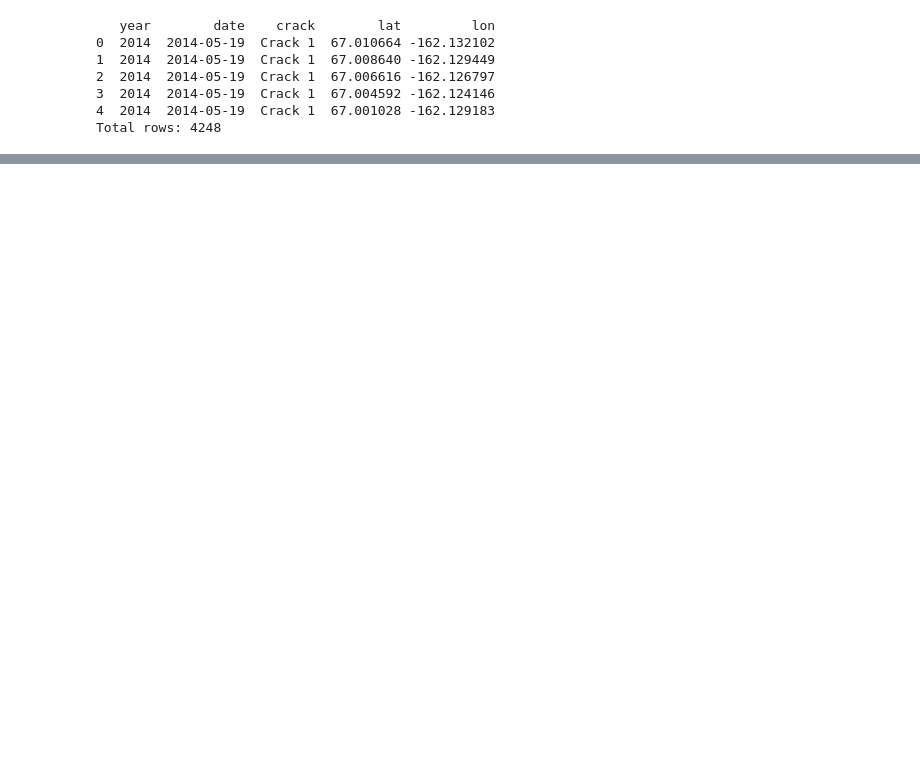
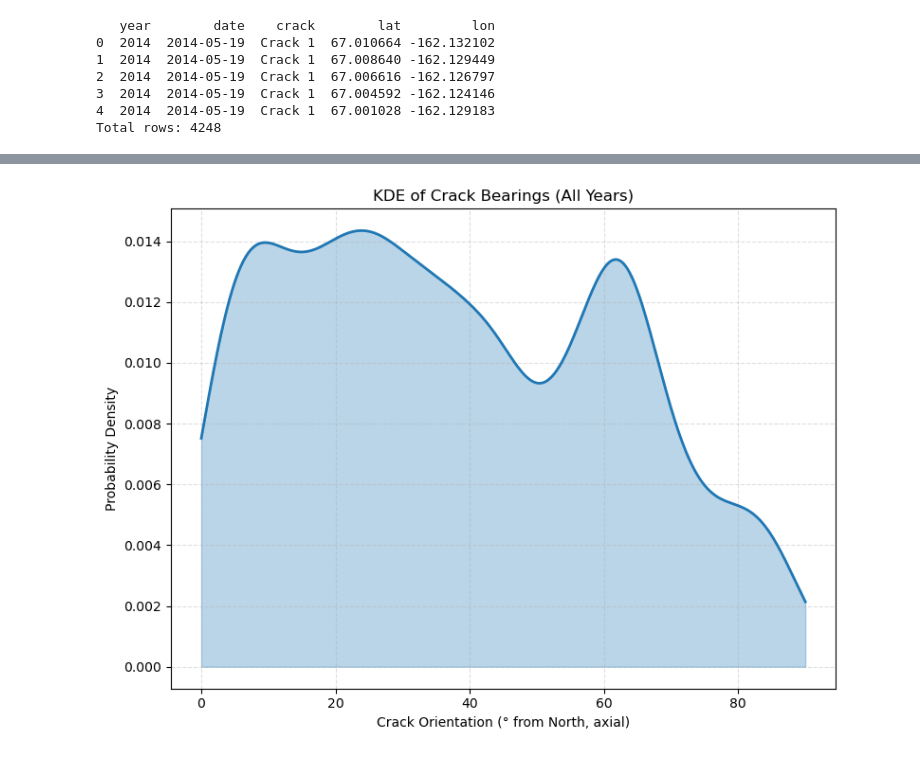
Before and after one commit to kovaleskima/KobukData, a Jupyter notebook: no_winds_gaussian.ipynb, the cells around one changed output, grey strips where cells are left out. Drawn from its saved outputs; the diff is of its cells as text; code cells hidden in the pictures; blank space fills up the shorter version.

```diff
--- a/no_winds_gaussian.ipynb
+++ b/no_winds_gaussian.ipynb
@@ -138,32 +129,31 @@ ValueError: zero-dimensional arrays cannot be concatenated
 # %%
 import numpy as np
 import pandas as pd
 import matplotlib.pyplot as plt
 from scipy.stats import gaussian_kde
 
 # --- assuming lo has a "bearings" column containing lists or arrays of angles ---
 # flatten all bearings
-all_bearings = np.concatenate(lo["bearings"].values)
-all_bearings = all_bearings[np.isfinite(all_bearings)]
-
-# map to [0, 90°] range for axial data
-bearings_half = all_bearings % 90
+bearings = np.concatenate(lo["bearings"].values)
+bearings = bearings[np.isfinite(bearings)]
 
 # --- KDE smoothing ---
-kde = gaussian_kde(bearings_half, bw_method=0.1)  # adjust bw for smoothing
+kde = gaussian_kde(bearings, bw_method=0.2)  # adjust bw for smoothing
 x = np.linspace(0, 90, 500)
 density = kde(x)
 
 # --- plot ---
 plt.figure(figsize=(8, 6))
 plt.plot(x, density, color="tab:blue", lw=2)
 plt.fill_between(x, density, color="tab:blue", alpha=0.3)
 plt.xlabel("Crack Orientation (° from North, axial)")
 plt.ylabel("Probability Density")
 plt.title("KDE of Crack Bearings (All Years)")
 plt.grid(True, linestyle="--", alpha=0.4)
 plt.tight_layout()
 plt.show()
+# %% [output]
+[figure, added]
 # %%
 import numpy as np
 import matplotlib.pyplot as plt
```
Also changed, not shown: parts of 3 cells of this notebook.
